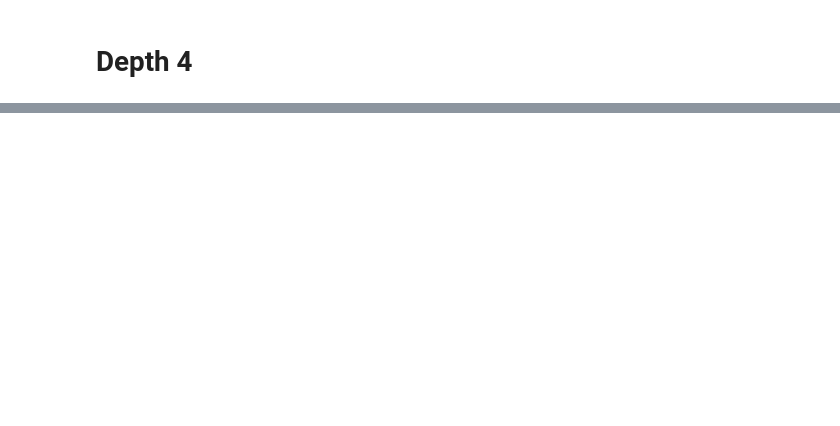
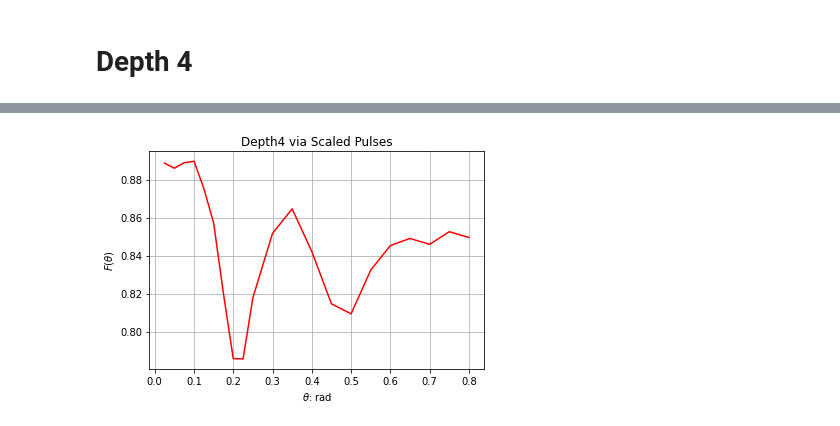
Before and after one commit to laura-clinton/py_grouparticles, a Jupyter notebook: depth4.ipynb, the cells around one changed output, grey strips where cells are left out. Saved outputs shown, nothing was run; the diff lists cells and outputs as text; code cells hidden in the pictures; blank space fills up the shorter version.

```diff
--- a/depth4.ipynb
+++ b/depth4.ipynb
@@ -230,0 +188,2 @@ choi_ideal = Choi(Operator(ideal.data))
+# %%
+results = {}
@@ -230,0 +217,2 @@ choi_ideal = Choi(Operator(ideal.data))
+# %%
+fidelities = {}
@@ -230,0 +278,12 @@ choi_ideal = Choi(Operator(ideal.data))
+# %%
+keys = sorted(results.keys())
+# %%
+
+plt.plot([float(k) for k in keys],[fidelities[k] for k in keys],c='r')
+plt.xlabel(r'$\theta$: rad')
+plt.ylabel(r'$F(\theta)$')
+plt.title(r'Depth4 via Scaled Pulses')
+plt.grid()
+plt.savefig(f'plots/depth4.{label}.png', transparent=False)
+# %% [output]
+[figure, added]
```
Also changed, not shown: parts of 45 cells of this notebook, 41 other files.
